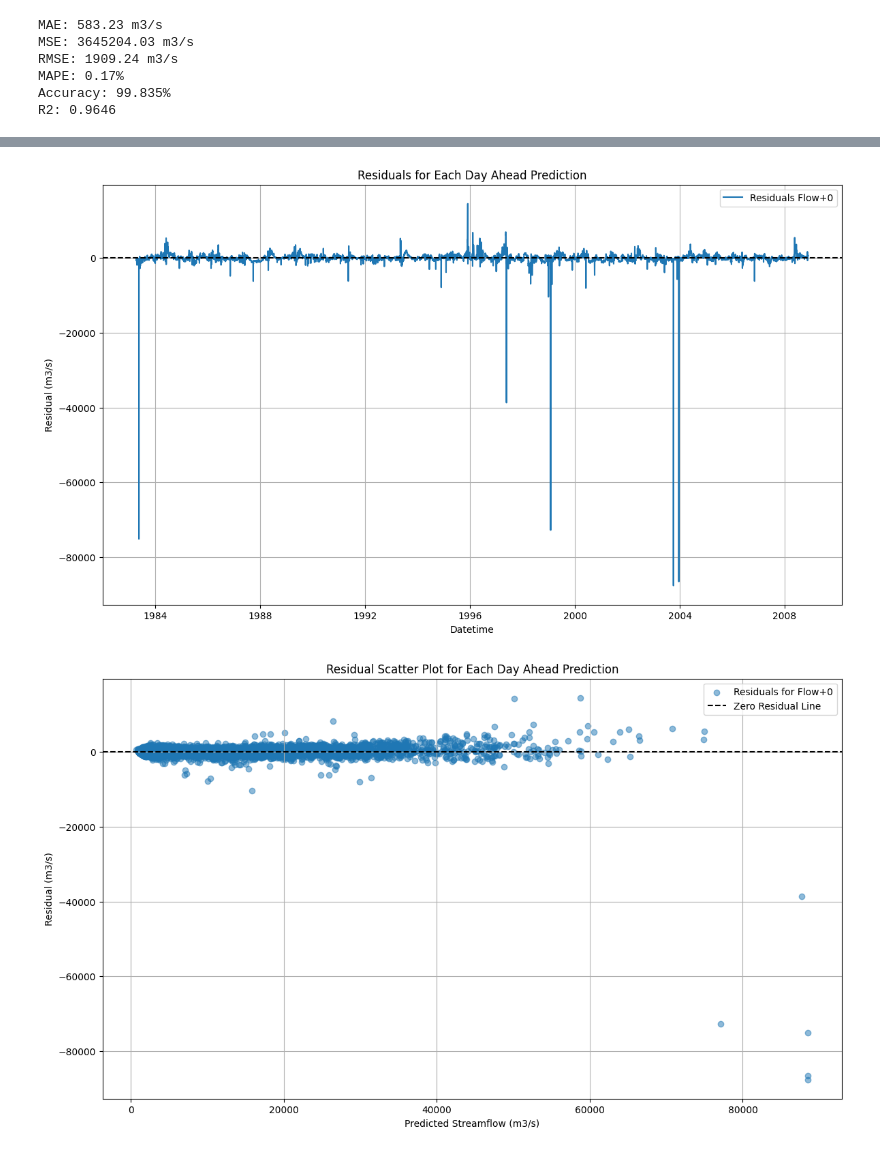
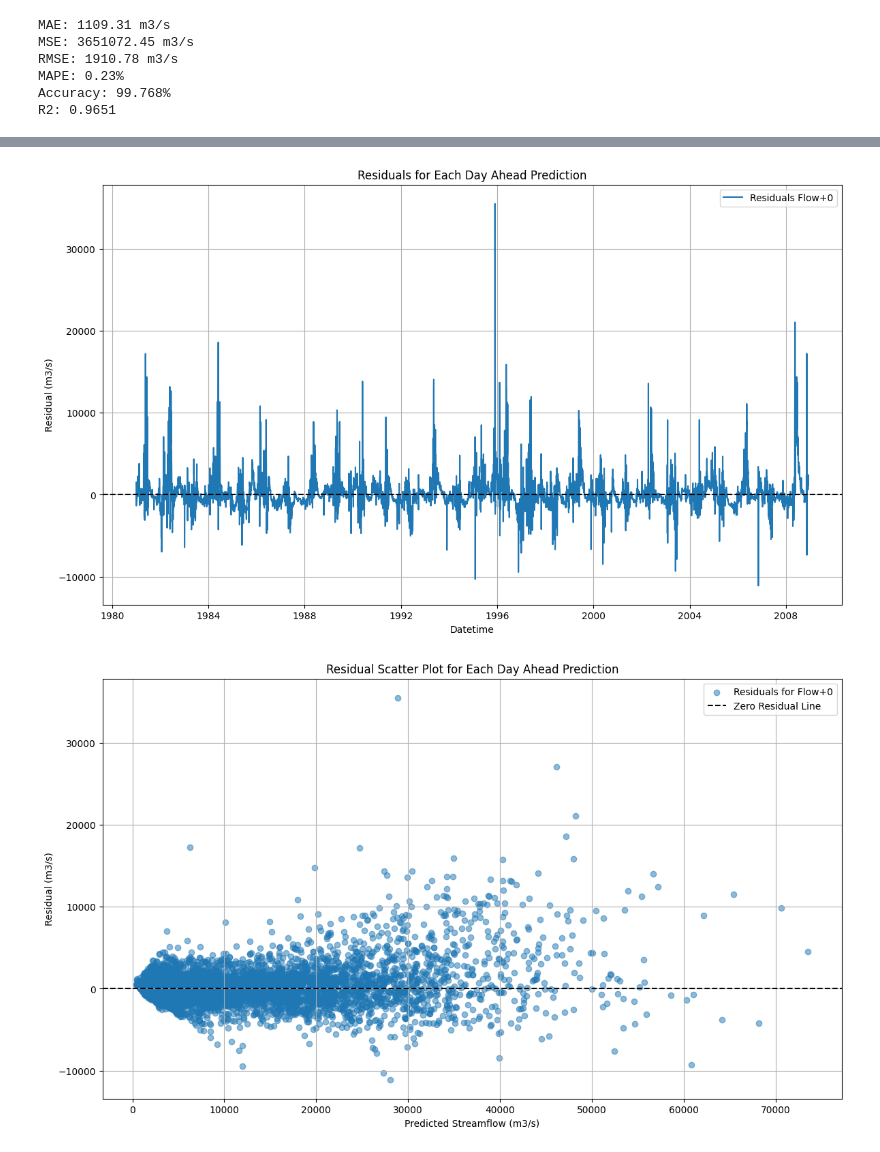
Before and after one commit to Abdullah-Usmani/flood-research1, a Jupyter notebook: ANN-Idaho-backtest.ipynb, the cells around one changed output, grey strips where cells are left out. Saved outputs shown, nothing was run; the diff lists cells and outputs as text; code cells hidden in the pictures.

```diff
--- a/ANN-Idaho-backtest.ipynb
+++ b/ANN-Idaho-backtest.ipynb
@@ -216,10 +186,14 @@ def visualization(datetime, y_pred, y_test, zoom_start, zoom_end):
+# %%
+df, X, Y = CAMELSrun('13340000', 3, 7, 'Flow+1', False)
 # %%
 model = keras.Sequential([
-            Dense(64, activation='relu', input_shape=(44,), kernel_regularizer='l2'),
-            Dropout(0.1),
-            Dense(32, activation='relu', kernel_regularizer='l2'),
-            Dropout(0.1),
-            Dense(1)])
+    Dense(32, activation='relu', input_shape=(X.shape[0],), kernel_regularizer='l2'),
+    Dropout(0.1),
+    Dense(16, activation='relu', kernel_regularizer='l2'),
+    Dropout(0.1),
+    Dense(1)
+])
+
 
 model.compile(optimizer='adam',
               loss='mean_squared_error',
@@ -382,5 +440,7 @@ R2: 0.9667
+# %%
+df, X, Y = CAMELSrun('13340000', 3, 7, 'Flow+1', False)
 # %%
-predictions1, datetime2 = backtest(df, model, X, Y)
+predictions1, datetime2 = backtest(df, model, X, Y, 365, 60, None)
 
 y_pred1 = predictions1["prediction"]
 y_test1 = predictions1["actual"]
@@ -408,10 +468,10 @@ Epoch 4/15
 # %%
-visualization(datetime2, y_pred1, y_test1, 4400, 4600)
+visualization(datetime2, y_pred1, y_test1, 500, 700)
 print_model_weights_and_biases(model)
 # %% [output]
-MAE: 583.23 m3/s
-MSE: 3645204.03 m3/s
-RMSE: 1909.24 m3/s
-MAPE: 0.17%
-Accuracy: 99.835%
-R2: 0.9646
+MAE: 1109.31 m3/s
+MSE: 3651072.45 m3/s
+RMSE: 1910.78 m3/s
+MAPE: 0.23%
+Accuracy: 99.768%
+R2: 0.9651
@@ -420,2 +480,2 @@ R2: 0.9646
-[figure, old version]
+[figure, new version]
-[figure, old version]
+[figure, new version]
```
Also changed, not shown: parts of 27 cells of this notebook.
